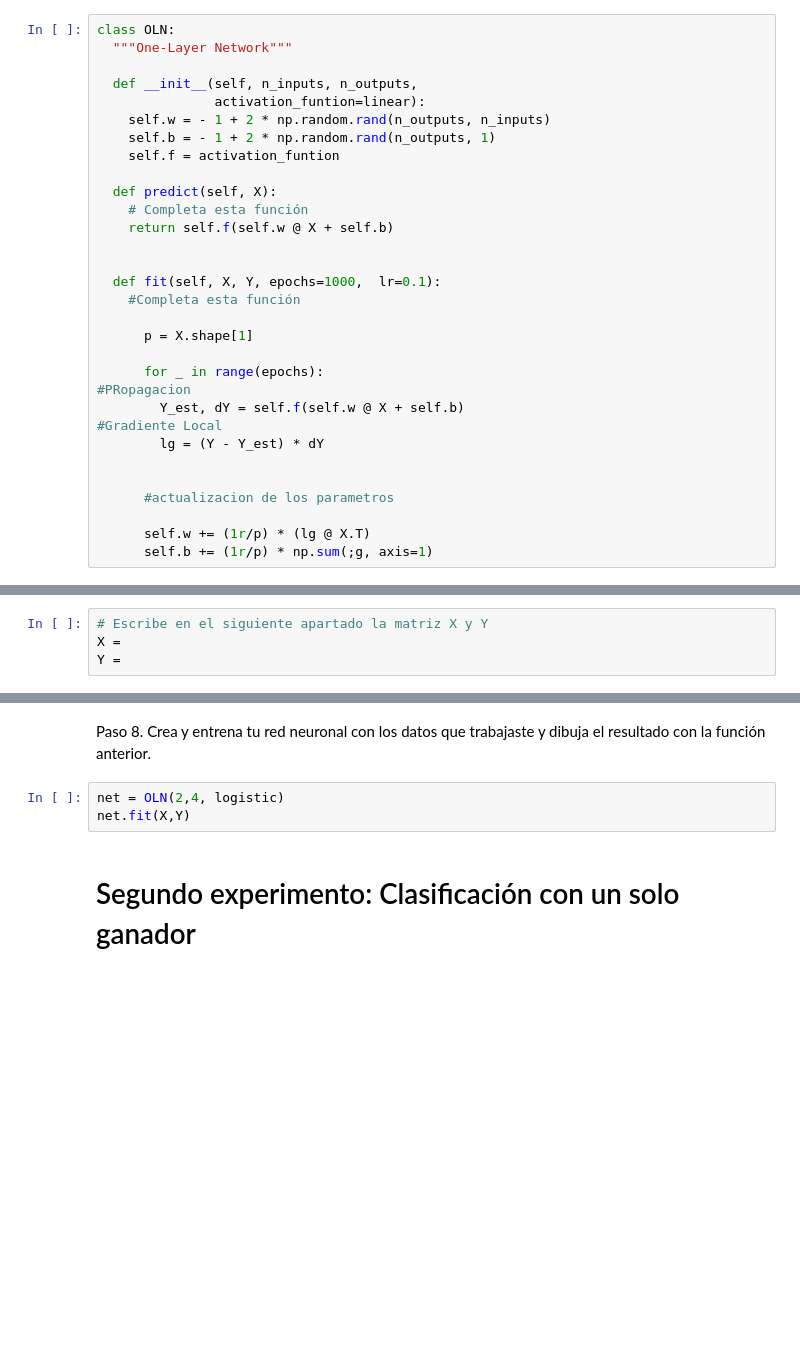
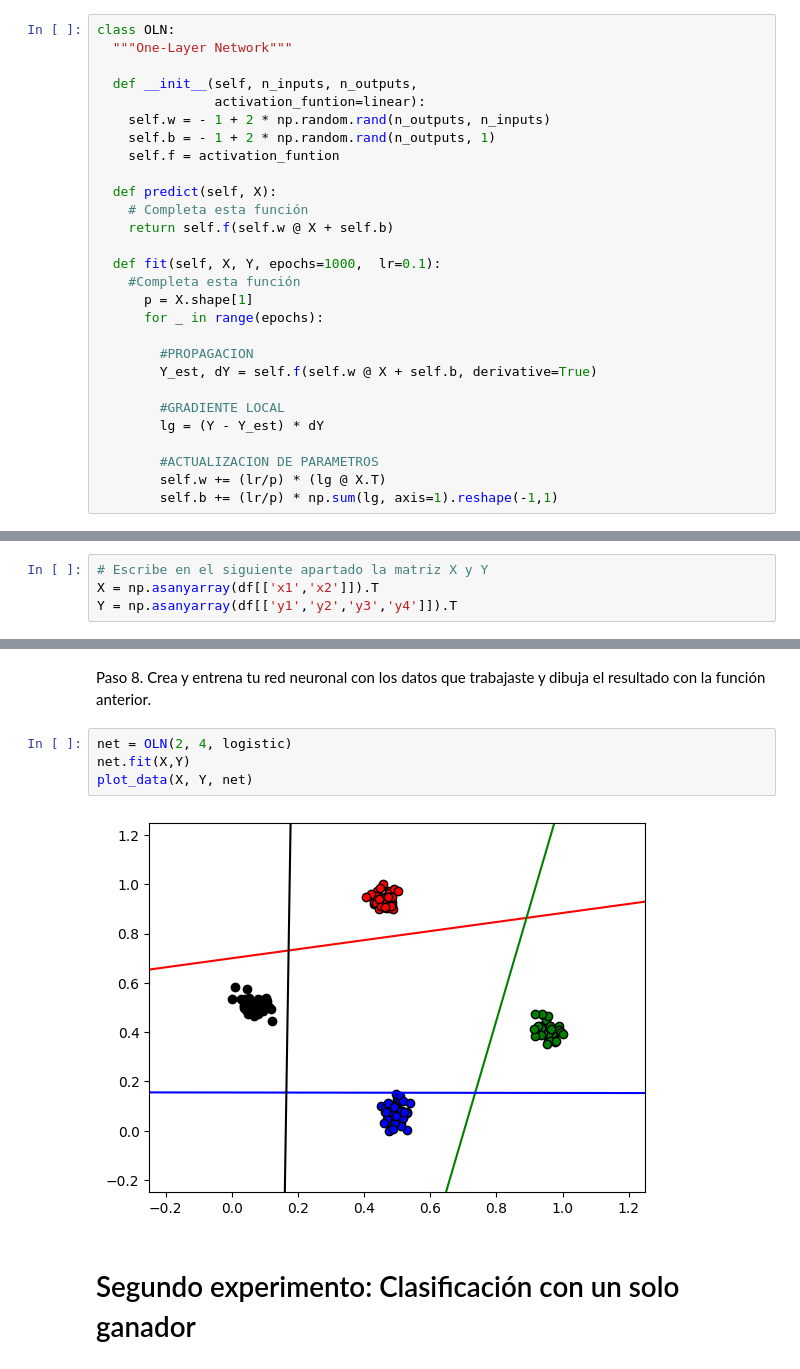
Before and after one commit to kevin-bcs/kevin_carbajal, a Jupyter notebook: L03_Red_Neuronal_de_una_sola_capa.ipynb, the cells around one changed output, grey strips where cells are left out. Saved outputs shown, nothing was run; the diff lists cells and outputs as text; blank space fills up the shorter version.

```diff
--- a/L03_Red_Neuronal_de_una_sola_capa.ipynb
+++ b/L03_Red_Neuronal_de_una_sola_capa.ipynb
@@ -61,23 +61,20 @@ class OLN:
     # Completa esta función
     return self.f(self.w @ X + self.b)
 
-
   def fit(self, X, Y, epochs=1000,  lr=0.1):
     #Completa esta función
+      p = X.shape[1]
+      for _ in range(epochs):
 
-      p = X.shape[1]
+        #PROPAGACION
+        Y_est, dY = self.f(self.w @ X + self.b, derivative=True)
 
-      for _ in range(epochs):
-#PRopagacion
-        Y_est, dY = self.f(self.w @ X + self.b)
-#Gradiente Local
+        #GRADIENTE LOCAL
         lg = (Y - Y_est) * dY
 
-
-      #actualizacion de los parametros
-
-      self.w += (1r/p) * (lg @ X.T)
-      self.b += (1r/p) * np.sum(;g, axis=1)
+        #ACTUALIZACION DE PARAMETROS
+        self.w += (lr/p) * (lg @ X.T)
+        self.b += (lr/p) * np.sum(lg, axis=1).reshape(-1,1)
 # %% [markdown]
 # Primer experimento: Clasificación multi-etiqueta
 # %% [markdown]
@@ -88,8 +85,8 @@ df = pd.read_csv('Dataset_A03.csv')
 Paso 6.  Crea la matriz X de entrada y la matriz Y de salidas deseadas.
 # %%
 # Escribe en el siguiente apartado la matriz X y Y
-X =
-Y =
+X = np.asanyarray(df[['x1','x2']]).T
+Y = np.asanyarray(df[['y1','y2','y3','y4']]).T
 # %% [markdown]
 Paso 7. Corre la siguiente función que te ayudará a dibujar el experimento
 # %%
@@ -111,8 +108,11 @@ def plot_data(X, Y, net):
 # %% [markdown]
 Paso 8. Crea y entrena tu red neuronal con los datos que trabajaste y dibuja el resultado con la función anterior.
 # %%
-net = OLN(2,4, logistic)
+net = OLN(2, 4, logistic)
 net.fit(X,Y)
+plot_data(X, Y, net)
+# %% [output]
+[figure, added]
 # %% [markdown]
 # Segundo experimento: Clasificación con un solo ganador
 # %% [markdown]
```
Also changed, not shown: parts of 4 cells of this notebook.
